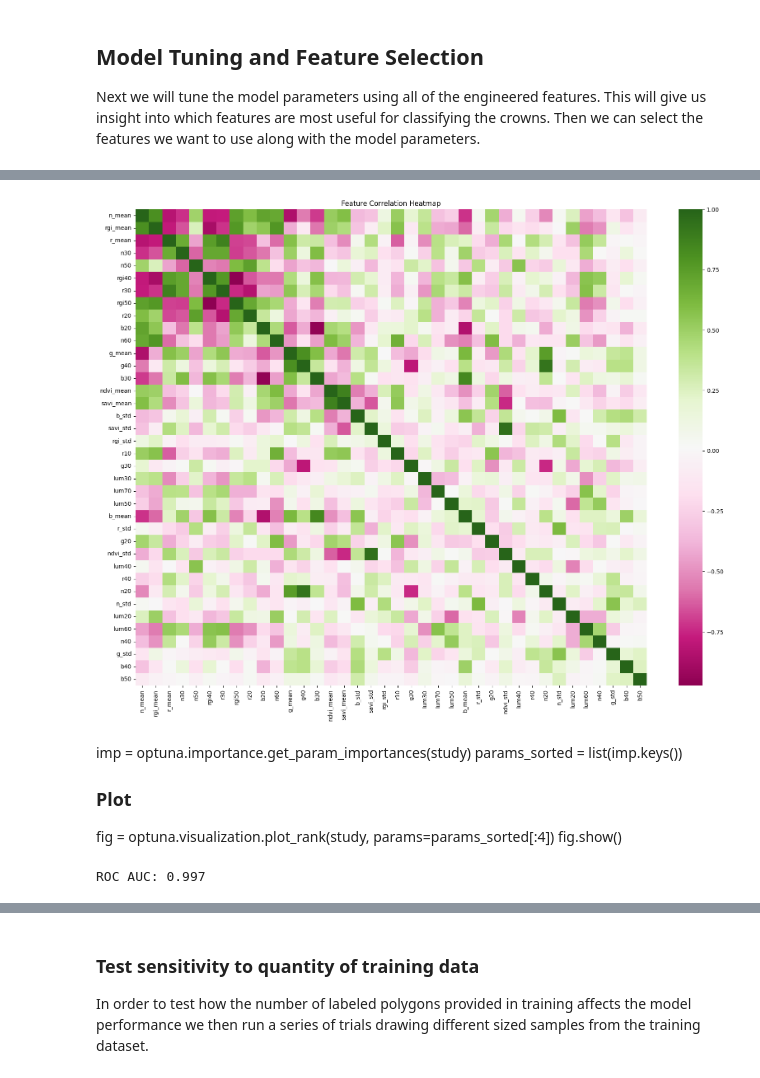
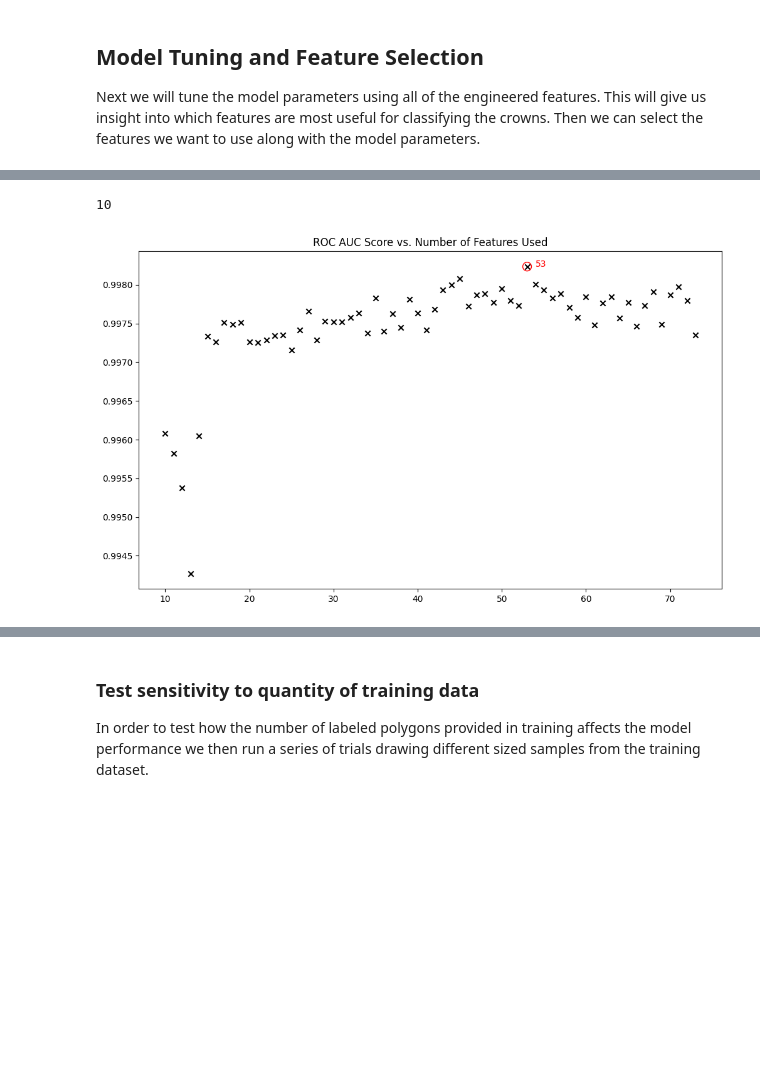
Before and after one commit to kulpojke/tree-mortality, a Jupyter notebook: src/mortality_classification.ipynb, the cells around one changed output, grey strips where cells are left out. Drawn from its saved outputs; the diff is of its cells as text; code cells hidden in the pictures; blank space fills up the shorter version.

```diff
--- a/src/mortality_classification.ipynb
+++ b/src/mortality_classification.ipynb
@@ -471,40 +474,24 @@ Feature ranking:
-# %%
-# number of variables to use
-n_cols = 38
-use_cols = [cols[indices[f]] for f in range(n_cols)]
-
-plt.subplots(figsize=(20,15))
-sns.heatmap(data=data[data.n50 != -99][use_cols].corr(), cmap='PiYG');
-plt.title('Feature Correlation Heatmap');
-# %% [output]
-[figure, removed]
-# %% [markdown]
-imp = optuna.importance.get_param_importances(study)
-params_sorted = list(imp.keys())
-
-### Plot
-fig = optuna.visualization.plot_rank(study, params=params_sorted[:4])
-fig.show()
 # %%
-# get model params
-use_cols = cols[indices[:n_cols]]
-X = train[use_cols]
-y = train.y
+total_cols = len(list(train.drop(['y', 'label', 'UniqueID'], axis=1).columns))
+scores = []
 
-final_model = RandomForestClassifier(
-    n_estimators=rf_n_estimators,
-    max_features=rf_max_features,
-    max_depth=rf_max_depth,
-    #max_samples=rf_max_samples,
-    oob_score=False,
-    random_state=np.random.seed(1234)
-).fit(X, y)
+for n_cols in range(10, total_cols):
+    # get model params
+    use_cols = cols[indices[:n_cols]]
+    X = train[use_cols]
+    y = train.y
 
+    model_ = RandomForestClassifier(
+        n_estimators=rf_n_estimators,
+        max_features=rf_max_features,
+        max_depth=rf_max_depth,
+        #max_samples=rf_max_samples,
+        oob_score=False,
+        random_state=np.random.seed(1234)
+    ).fit(X, y)
 
-X_test = test[use_cols]
-y_test = test.y
+    # get appropriate columns from test data
+    X_test = test[use_cols]
+    y_test = test.y
 
-roc = roc_auc_score(y_test, final_model.predict_proba(X_test)[:,1])
-print(f'ROC AUC: {roc:.3f}')
+    scores.append(roc_auc_score(y_test, model_.predict_proba(X_test)[:,1]))
-# %% [output]
-ROC AUC: 0.997
@@ -513,0 +498,24 @@ alive_prob = pred_prob[:,1]
+# %%
+x_range = range(10, total_cols)
+x_range[0]
+# %% [output]
+10
+# %%
+highlight = [
+    s if s == max(scores)
+    else np.nan for s in scores
+    ]
+
+x_range = range(10, total_cols)
+
+plt.subplots(figsize=(12,7))
+plt.scatter(x_range, scores, color='k', marker='x');
+plt.scatter(x_range, highlight, [100] * len(scores), edgecolors='r', facecolors='none', marker='o');
+for i, h in enumerate(highlight):
+    if not np.isnan(h):
+        plt.annotate(i + x_range[0], (x_range[i] + 1, scores[i]), color='r')
+
+plt.title('ROC AUC Score vs. Number of Features Used')
+plt.savefig('/home/michael/thesis/images/n_features.png')
+# %% [output]
+[figure, added]
```
Also changed, not shown: parts of 17 cells of this notebook, 1 other file.
